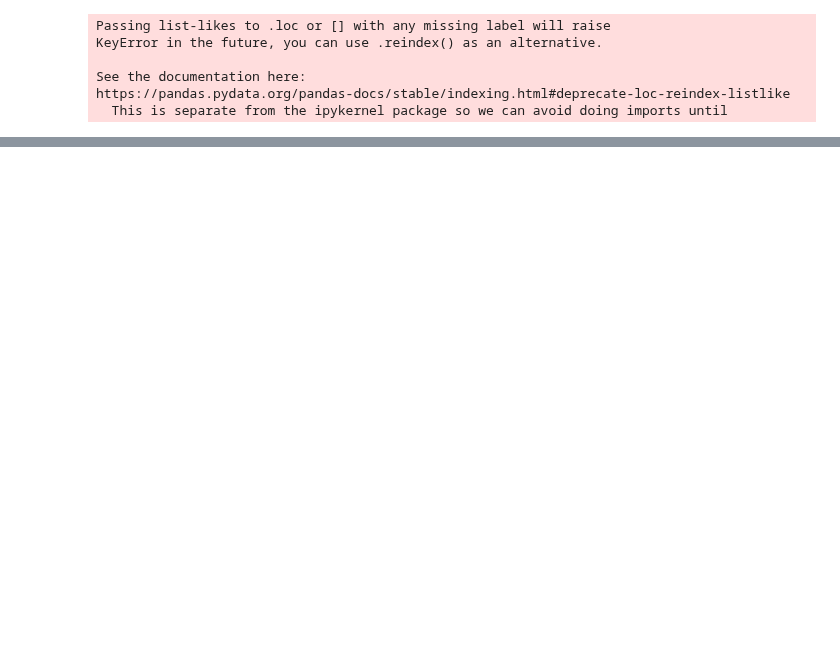
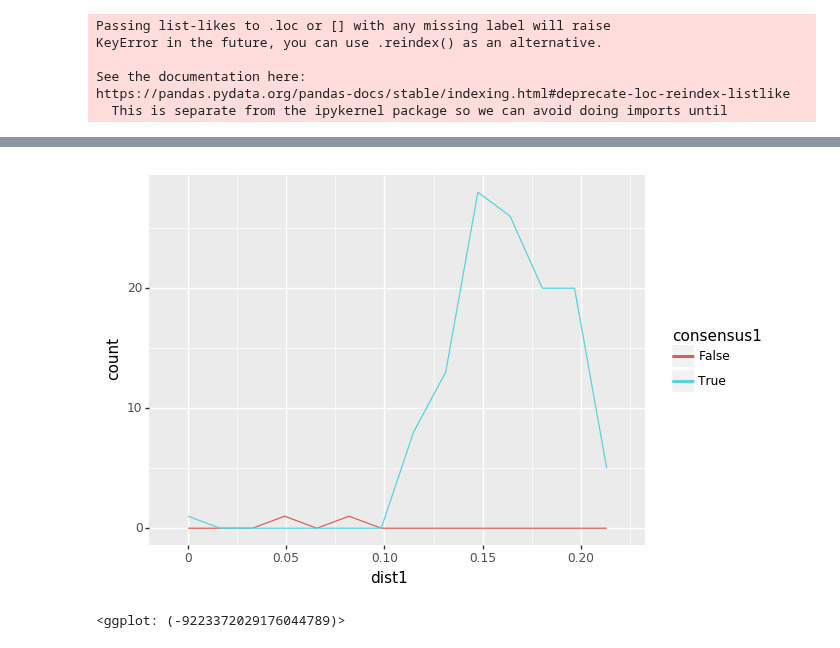
Before and after one commit to czbiohub-sf/california-mosquito-study, a Jupyter notebook: analysis/sourmash analysis.ipynb, the cells around one changed output, grey strips where cells are left out. Drawn from its saved outputs; the diff is of its cells as text; code cells hidden in the pictures; blank space fills up the shorter version.

Commit message:
corrected mislabelled species using genetic (kmer) analysis.

```diff
--- a/analysis/sourmash analysis.ipynb
+++ b/analysis/sourmash analysis.ipynb
@@ -24,7 +51,7 @@ k51sim = pd.read_csv("s3://czbiohub-mosquito/references/sourmash/comparison/k51a
 # %%
-for sim in [k21sim, k31sim, k51sim]:
+for sim in [k21sim, k31sim, k51sim, k21sim_noabun, k31sim_noabun, k51sim_noabun]:
     sim.index = sim.columns
-    sim.columns = species_id.loc[sim.columns.tolist()]['species'].values
+    sim.columns = species_id.loc[sim.columns.tolist()]['corrected species'].values
 # %% [output]
 Passing list-likes to .loc or [] with any missing label will raise
 KeyError in the future, you can use .reindex() as an alternative.
@@ -34,0 +79,13 @@ https://pandas.pydata.org/pandas-docs/stable/indexing.html#deprecate-loc-reindex
+# %%
+def get_consensus(sim):
+    neighbors = sim.columns[np.argsort(-sim.values, axis = 1)]
+    consensus = pd.DataFrame({'label': neighbors[:,0].values, 'label1': neighbors[:,1].values, 'label2': neighbors[:,2].values})
+    consensus.index = sim.index
+    consensus['consensus1'] = (consensus['label'] == consensus['label1'])
+    consensus['consensus2'] = (consensus['label'] == consensus['label1']) & (consensus['label'] == consensus['label2'])
+
+    consensus['dist1'] = sim.values[np.arange(len(sim)),np.argsort(-sim.values, axis = 1)[:,1]]
+    consensus['dist2'] = sim.values[np.arange(len(sim)),np.argsort(-sim.values, axis = 1)[:,2]]
+
+    print(len(consensus), consensus['consensus1'].sum(), consensus['consensus2'].sum(), )
+    return consensus
@@ -34,0 +102,2 @@ https://pandas.pydata.org/pandas-docs/stable/indexing.html#deprecate-loc-reindex
+# %%
+consensus = get_consensus(k51sim_noabun)
@@ -34,0 +125,5 @@ https://pandas.pydata.org/pandas-docs/stable/indexing.html#deprecate-loc-reindex
+# %%
+ggplot(consensus, aes(x = 'dist1', color='consensus1')) + geom_freqpoly()
+# %% [output]
+[figure, added]
+<ggplot: (-9223372029176044789)>
```
Also changed, not shown: parts of 23 cells of this notebook, 2 other files.
